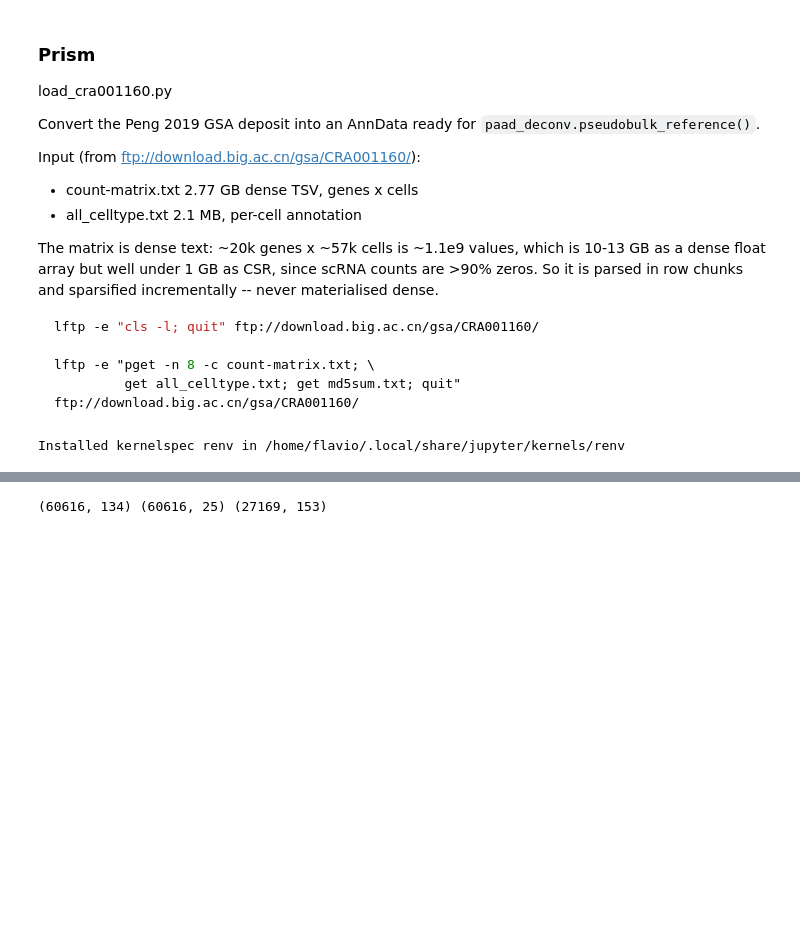
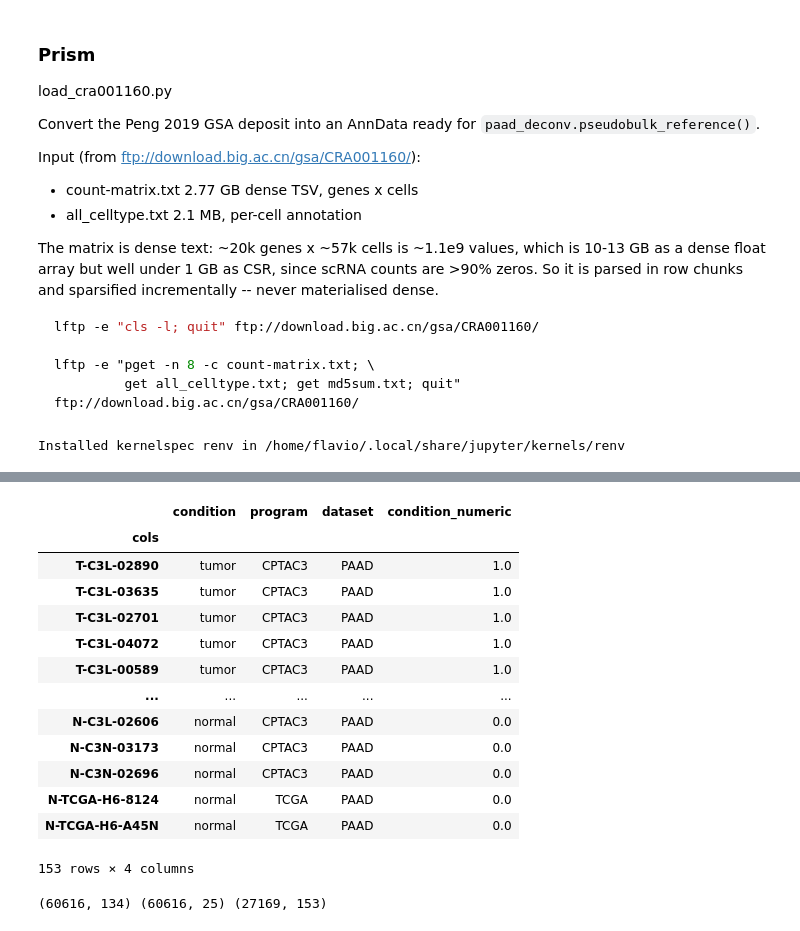
Before and after one commit to flalix/perturb_agent, a Jupyter notebook: notebooks/mtp_cBio_65_PAAD_prism.ipynb, the cells around one changed output, grey strips where cells are left out. Drawn from its saved outputs; the diff is of its cells as text; code cells hidden in the pictures; blank space fills up the shorter version.

```diff
--- a/notebooks/mtp_cBio_65_PAAD_prism.ipynb
+++ b/notebooks/mtp_cBio_65_PAAD_prism.ipynb
@@ -508,3 +525,20 @@ df_bulk, meta = prism.build_bulk_matrix(dfn_tumor, dfn_normal, cbio.df_metadata,
+# %%
+df_meta
+# %% [output]
+|  | condition | program | dataset | condition_numeric |
+| cols |  |  |  |  |
+| T-C3L-02890 | tumor | CPTAC3 | PAAD | 1.0 |
+| T-C3L-03635 | tumor | CPTAC3 | PAAD | 1.0 |
+| T-C3L-02701 | tumor | CPTAC3 | PAAD | 1.0 |
+| T-C3L-04072 | tumor | CPTAC3 | PAAD | 1.0 |
+| T-C3L-00589 | tumor | CPTAC3 | PAAD | 1.0 |
+| ... | ... | ... | ... | ... |
+| N-C3L-02606 | normal | CPTAC3 | PAAD | 0.0 |
+| N-C3N-03173 | normal | CPTAC3 | PAAD | 0.0 |
+| N-C3N-02696 | normal | CPTAC3 | PAAD | 0.0 |
+| N-TCGA-H6-8124 | normal | TCGA | PAAD | 0.0 |
+| N-TCGA-H6-A45N | normal | TCGA | PAAD | 0.0 |
+153 rows × 4 columns
 # %%
 print(dfn_tumor.shape, dfn_normal.shape, df_bulk.shape)
 df_bulk.head(3)
```
Also changed, not shown: parts of 14 cells of this notebook, 3 other files.
